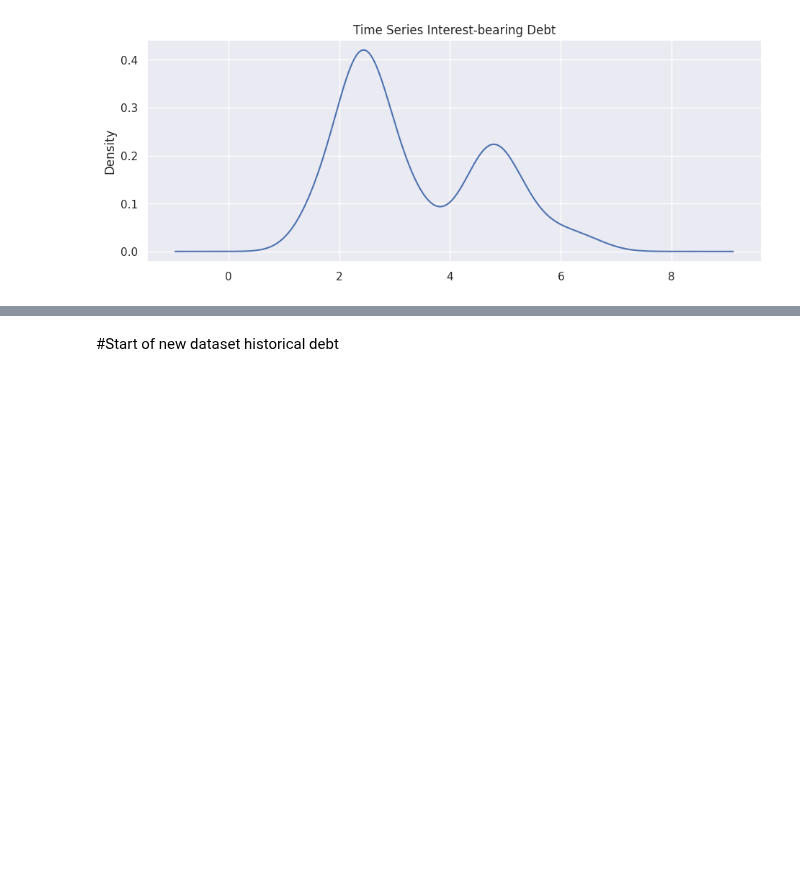
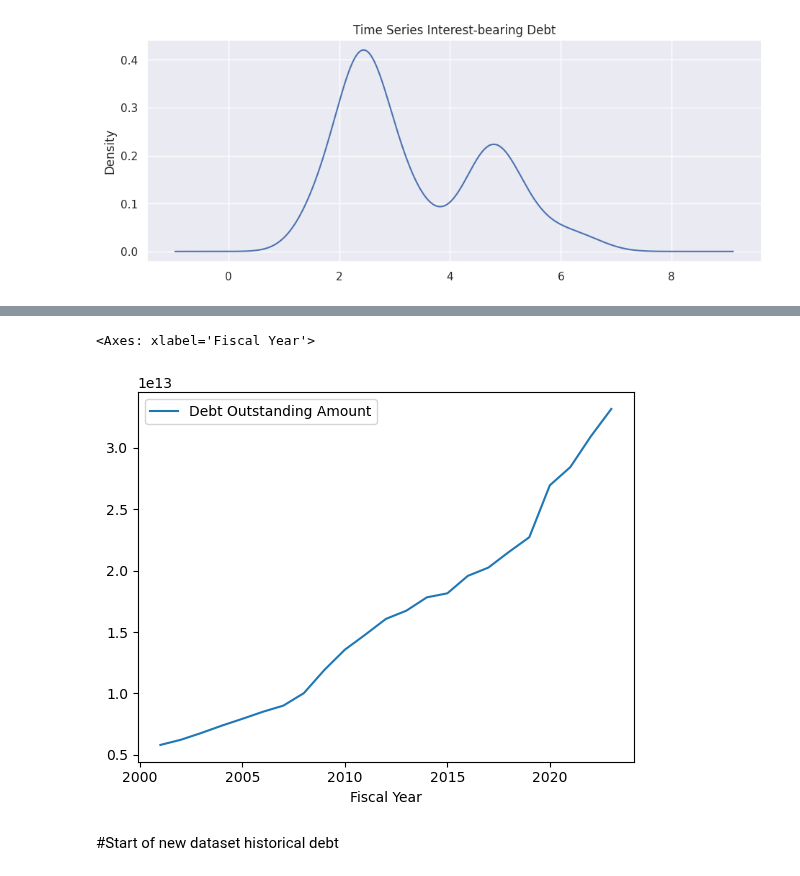
Before and after one commit to felabonte/DataMiningFinalProject, a Jupyter notebook: CS6220_DataMining_FinalProject.ipynb, the cells around one changed output, grey strips where cells are left out. Saved outputs shown, nothing was run; the diff lists cells and outputs as text; code cells hidden in the pictures; blank space fills up the shorter version.

```diff
--- a/CS6220_DataMining_FinalProject.ipynb
+++ b/CS6220_DataMining_FinalProject.ipynb
@@ -402,3 +402,7 @@ for sec_type in security_descr_set:
 [figure]
 [figure]
 [figure]
+# %%
+# Time Series Analysis of Historical Debt Outstanding - Dennis Smith
+hdout = pd.read_csv('HstDebt_20010101_20230930.csv')
+hdout
@@ -404,0 +439,4 @@ for sec_type in security_descr_set:
+# %%
+# Clean Data
+hdout_clean = hdout.dropna()
+hdout_clean
@@ -404,0 +474,3 @@ for sec_type in security_descr_set:
+# %%
+hdout_clean['Record Date']= pd.to_datetime(hdout_clean['Record Date'])
+hdout_clean.info()
@@ -404,0 +494,3 @@ for sec_type in security_descr_set:
+# %%
+hdout_clean = hdout_clean.set_index('Record Date')
+hdout_clean.head(3)
@@ -405,3 +513,8 @@ for sec_type in security_descr_set:
+# %%
+hdout_clean.plot.line(x='Fiscal Year', y='Debt Outstanding Amount')
+# %% [output]
+<Axes: xlabel='Fiscal Year'>
+[figure, added]
 # %% [markdown]
 #Start of new dataset historical debt
 # %%
```
Also changed, not shown: parts of 9 cells of this notebook, 12 other files.
